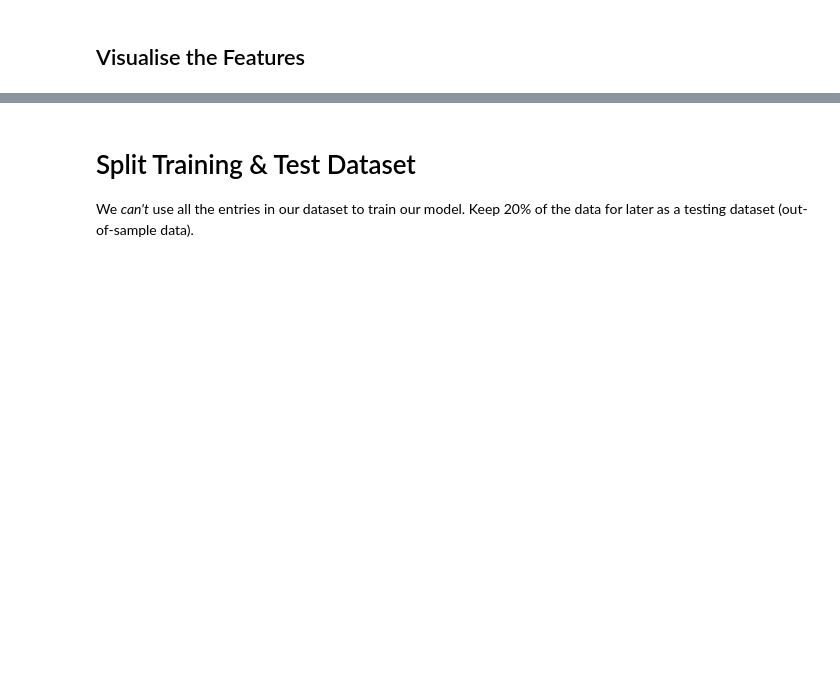
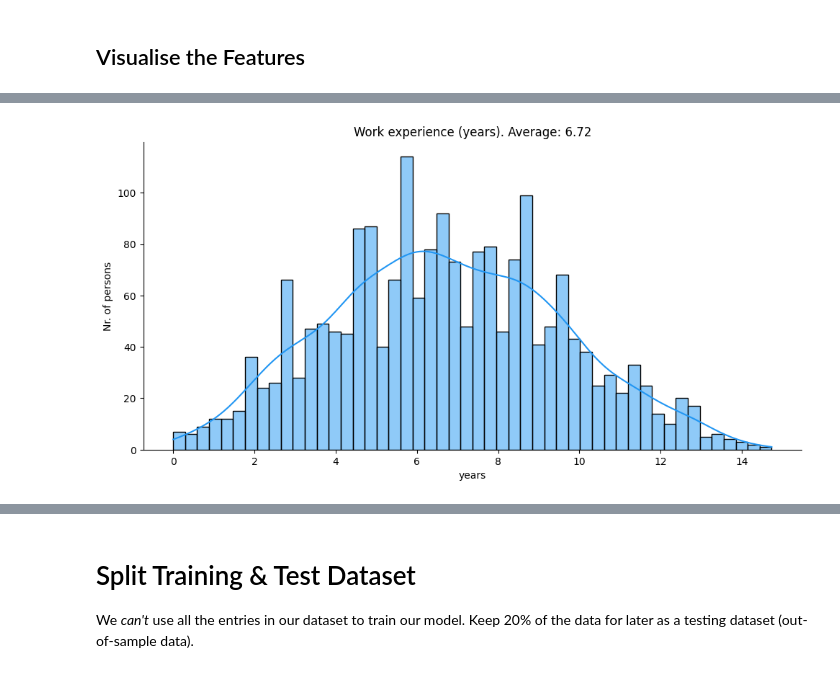
Before and after one commit to cdosorio/python-100-days, a Jupyter notebook: 100-multivariable-regression-salaries/Determinants_of_Earnings_(start).ipynb, the cells around one changed output, grey strips where cells are left out. Drawn from its saved outputs; the diff is of its cells as text; code cells hidden in the pictures; blank space fills up the shorter version.

```diff
--- a/100-multivariable-regression-salaries/Determinants_of_Earnings_(start).ipynb
+++ b/100-multivariable-regression-salaries/Determinants_of_Earnings_(start).ipynb
@@ -125,0 +159,16 @@ len(df_data)
+# %%
+# 2. EXP         Total out-of-school work experience (years) as of the 2011 interview.
+
+sns.displot(df_data['EXP'],
+            bins=50,
+            aspect=2,
+            kde=True,
+            color='#2196f3')
+
+plt.title(f'Work experience (years). Average: {( df_data.EXP.mean()):.3}')
+plt.xlabel('years')
+plt.ylabel('Nr. of persons')
+
+plt.show()
+# %% [output]
+[figure, added]
```
Also changed, not shown: parts of 7 cells of this notebook.
